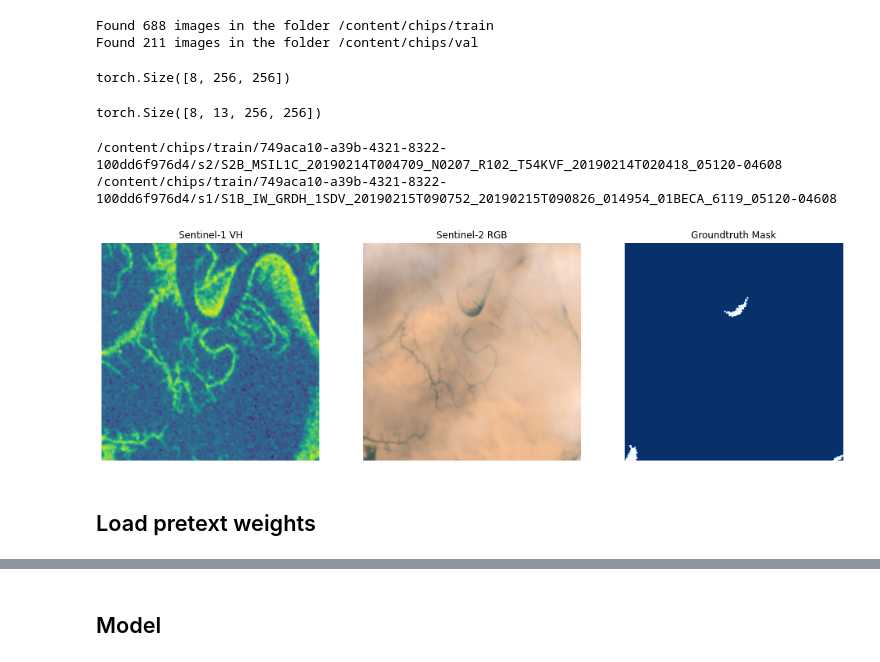
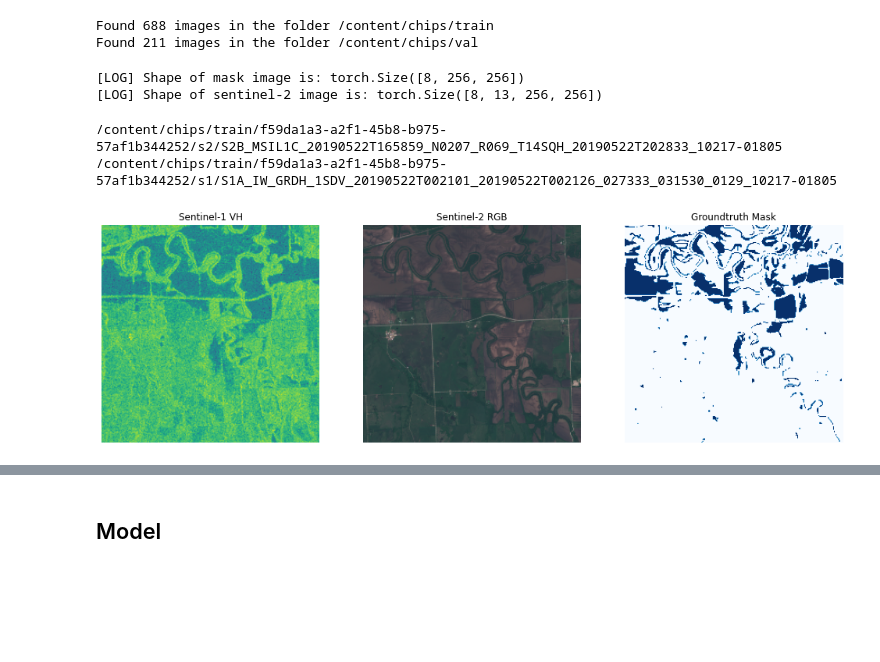
Before and after one commit to AlexanderLontke/ssl-remote-sensing, a Jupyter notebook: notebooks/Segmentation_Downstream_Task.ipynb, the cells around one changed output, grey strips where cells are left out. Drawn from its saved outputs; the diff is of its cells as text; code cells hidden in the pictures; blank space fills up the shorter version.

```diff
--- a/notebooks/Segmentation_Downstream_Task.ipynb
+++ b/notebooks/Segmentation_Downstream_Task.ipynb
@@ -285,19 +123,15 @@ val_loader = DataLoader(
 # %% [output]
 Found 688 images in the folder /content/chips/train
 Found 211 images in the folder /content/chips/val
-# %%
-next(iter(train_loader))["mask"].shape
-# %% [output]
-torch.Size([8, 256, 256])
-# %%
-next(iter(train_loader))["s2_img"].shape
-# %% [output]
-torch.Size([8, 13, 256, 256])
+# %%
+print("[LOG] Shape of mask image is:", next(iter(train_loader))["mask"].shape)
+print("[LOG] Shape of sentinel-2 image is:", next(iter(train_loader))["s2_img"].shape)
+# %% [output]
+[LOG] Shape of mask image is: torch.Size([8, 256, 256])
+[LOG] Shape of sentinel-2 image is: torch.Size([8, 13, 256, 256])
 # %%
-trainset.visualize_observation(95)
+trainset.visualize_observation(196)
 # %% [output]
-/content/chips/train/749aca10-a39b-4321-8322-100dd6f976d4/s2/S2B_MSIL1C_20190214T004709_N0207_R102_T54KVF_20190214T020418_05120-04608
-/content/chips/train/749aca10-a39b-4321-8322-100dd6f976d4/s1/S1B_IW_GRDH_1SDV_20190215T090752_20190215T090826_014954_01BECA_6119_05120-04608
+/content/chips/train/f59da1a3-a2f1-45b8-b975-57af1b344252/s2/S2B_MSIL1C_20190522T165859_N0207_R069_T14SQH_20190522T202833_10217-01805
+/content/chips/train/f59da1a3-a2f1-45b8-b975-57af1b344252/s1/S1A_IW_GRDH_1SDV_20190522T002101_20190522T002126_027333_031530_0129_10217-01805
-[figure, old version]
+[figure, new version]
-# %% [markdown]
-## Load pretext weights
```
Also changed, not shown: parts of 64 cells of this notebook.
